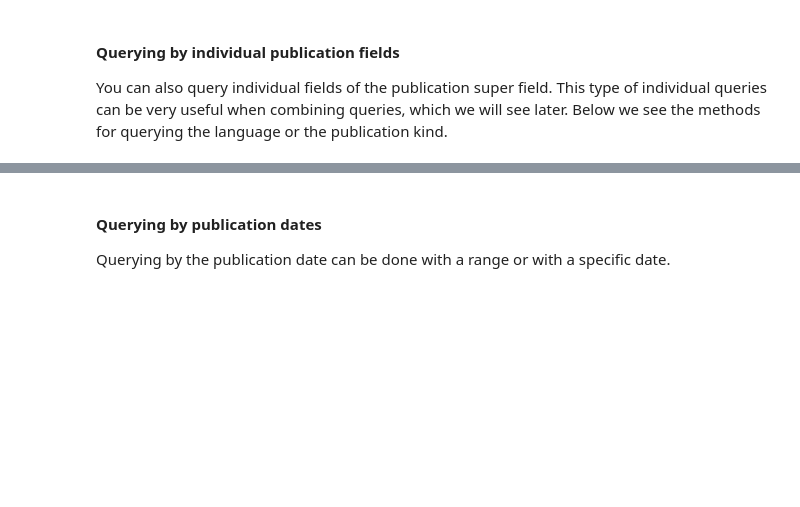
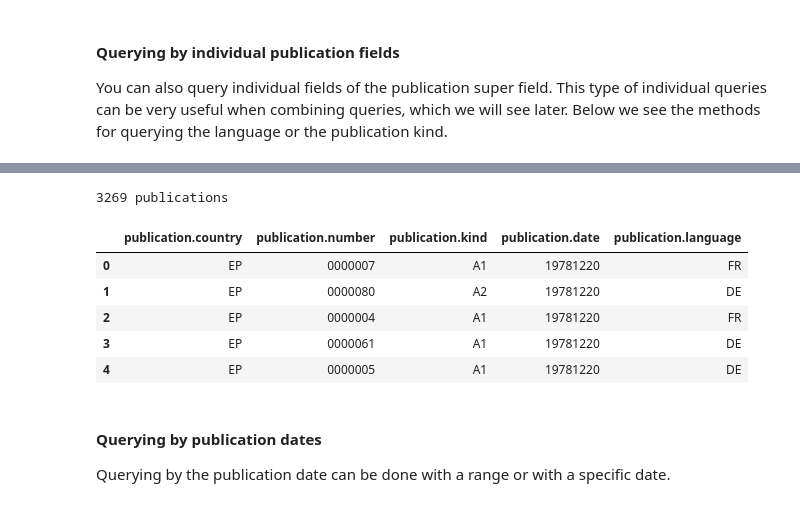
Before and after one commit to epo/tip-training, a Jupyter notebook: EP Fulltext/EP full-text lesson 1.ipynb, the cells around one changed output, grey strips where cells are left out. Cells and saved outputs as stored; diff of their text form; code cells hidden in the pictures; blank space fills up the shorter version.

```diff
--- a/EP Fulltext/EP full-text lesson 1.ipynb
+++ b/EP Fulltext/EP full-text lesson 1.ipynb
@@ -113,8 +145,16 @@ q.get_results("publication.kind, publication.number", limit=5)
 # %%
 # getting all the French and German publications
-q = epab.query_publication_languages("FR,DE")
+q = epab.query_publication_language("FR,DE")
 print(q)
 q.get_results("publication", limit=5)
+# %% [output]
+3269 publications
+|  | publication.country | publication.number | publication.kind | publication.date | publication.language |
+| 0 | EP | 0000007 | A1 | 19781220 | FR |
+| 1 | EP | 0000080 | A2 | 19781220 | DE |
+| 2 | EP | 0000004 | A1 | 19781220 | FR |
+| 3 | EP | 0000061 | A1 | 19781220 | DE |
+| 4 | EP | 0000005 | A1 | 19781220 | DE |
 # %% [markdown]
 #### Querying by publication dates
 Querying by the publication date can be done with a range or with a specific date.
```
Also changed, not shown: parts of 26 cells of this notebook.
